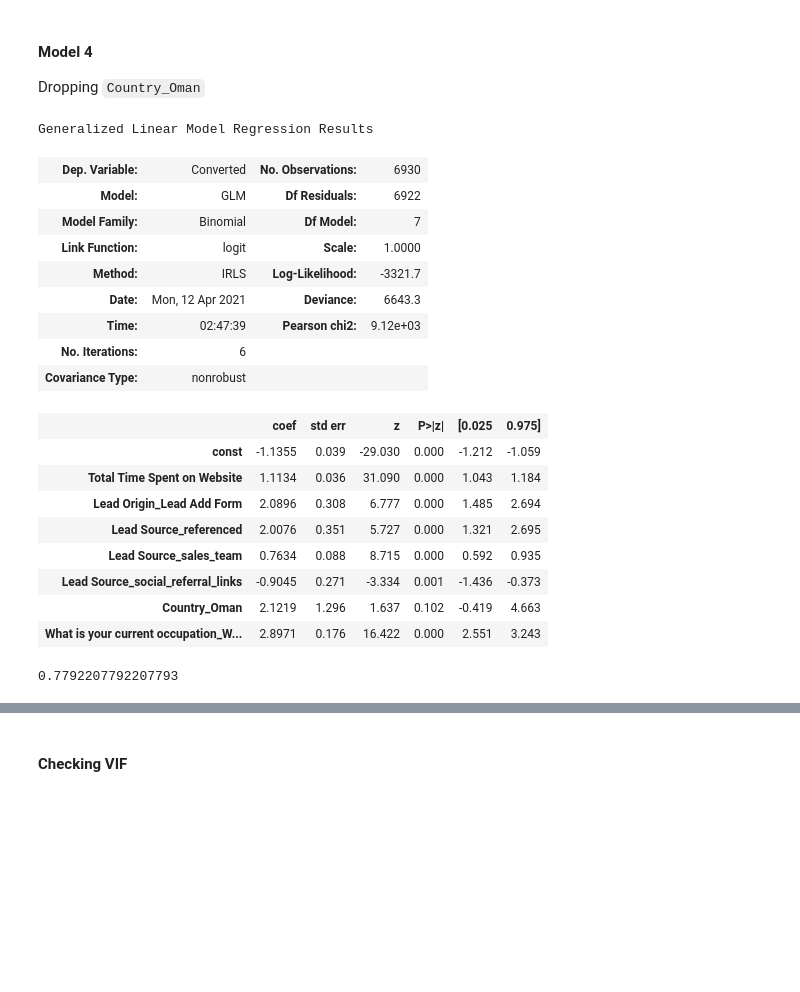
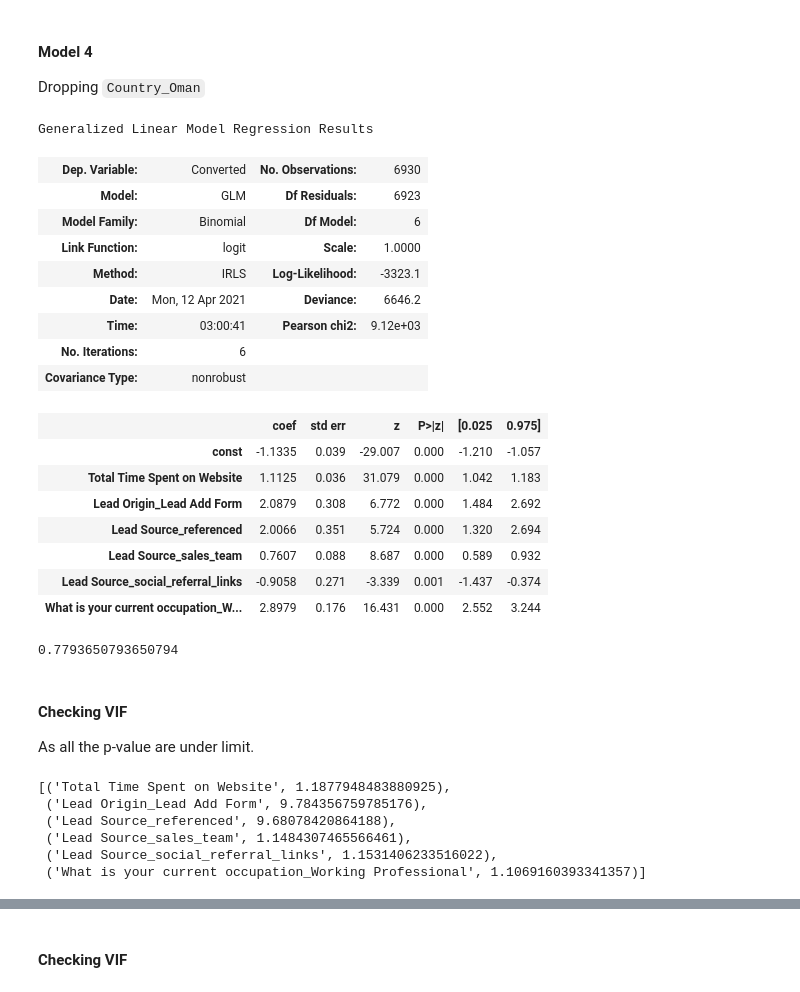
Before and after one commit to prabhanshu11/Clustering-Case-Study, a Jupyter notebook: main.ipynb, the cells around one changed output, grey strips where cells are left out. Saved outputs shown, nothing was run; the diff lists cells and outputs as text; code cells hidden in the pictures; blank space fills up the shorter version.

Commit message:
modelling done, metrics left

```diff
--- a/main.ipynb
+++ b/main.ipynb
@@ -567,31 +567,43 @@ Dropping `Country_Oman`
 # %%
 cols = cols.drop('Country_Oman')
 X_train_C = sm.add_constant(X_train[cols])
 log_model4 = sm.GLM(y_train, X_train_C, sm.families.Binomial())
 res4 = log_model4.fit()
-res3.summary()
+res4.summary()
 # %% [output]
 Generalized Linear Model Regression Results
 | Dep. Variable: | Converted | No. Observations: | 6930 |
-| Model: | GLM | Df Residuals: | 6922 |
-| Model Family: | Binomial | Df Model: | 7 |
+| Model: | GLM | Df Residuals: | 6923 |
+| Model Family: | Binomial | Df Model: | 6 |
 | Link Function: | logit | Scale: | 1.0000 |
-| Method: | IRLS | Log-Likelihood: | -3321.7 |
-| Date: | Mon, 12 Apr 2021 | Deviance: | 6643.3 |
-| Time: | 02:47:39 | Pearson chi2: | 9.12e+03 |
+| Method: | IRLS | Log-Likelihood: | -3323.1 |
+| Date: | Mon, 12 Apr 2021 | Deviance: | 6646.2 |
+| Time: | 03:00:41 | Pearson chi2: | 9.12e+03 |
 | No. Iterations: | 6 |  |  |
 | Covariance Type: | nonrobust |  |  |
 |  | coef | std err | z | P>|z| | [0.025 | 0.975] |
-| const | -1.1355 | 0.039 | -29.030 | 0.000 | -1.212 | -1.059 |
-| Total Time Spent on Website | 1.1134 | 0.036 | 31.090 | 0.000 | 1.043 | 1.184 |
-| Lead Origin_Lead Add Form | 2.0896 | 0.308 | 6.777 | 0.000 | 1.485 | 2.694 |
-| Lead Source_referenced | 2.0076 | 0.351 | 5.727 | 0.000 | 1.321 | 2.695 |
-| Lead Source_sales_team | 0.7634 | 0.088 | 8.715 | 0.000 | 0.592 | 0.935 |
-| Lead Source_social_referral_links | -0.9045 | 0.271 | -3.334 | 0.001 | -1.436 | -0.373 |
-| Country_Oman | 2.1219 | 1.296 | 1.637 | 0.102 | -0.419 | 4.663 |
-| What is your current occupation_W... | 2.8971 | 0.176 | 16.422 | 0.000 | 2.551 | 3.243 |
+| const | -1.1335 | 0.039 | -29.007 | 0.000 | -1.210 | -1.057 |
+| Total Time Spent on Website | 1.1125 | 0.036 | 31.079 | 0.000 | 1.042 | 1.183 |
+| Lead Origin_Lead Add Form | 2.0879 | 0.308 | 6.772 | 0.000 | 1.484 | 2.692 |
+| Lead Source_referenced | 2.0066 | 0.351 | 5.724 | 0.000 | 1.320 | 2.694 |
+| Lead Source_sales_team | 0.7607 | 0.088 | 8.687 | 0.000 | 0.589 | 0.932 |
+| Lead Source_social_referral_links | -0.9058 | 0.271 | -3.339 | 0.001 | -1.437 | -0.374 |
+| What is your current occupation_W... | 2.8979 | 0.176 | 16.431 | 0.000 | 2.552 | 3.244 |
 # %%
-train_pred = make_train_pred(res3, X_train_C, y_train)
+train_pred = make_train_pred(res4, X_train_C, y_train)
 metrics.accuracy_score(train_pred.y_actual, train_pred.y_pred)
 # %% [output]
-0.7792207792207793
+0.7793650793650794
+# %% [markdown]
+#### Checking VIF
+As all the p-value are under limit.
+# %%
+from statsmodels.stats.outliers_influence import variance_inflation_factor as VIF
+[(col, VIF(X_train[cols].values, i)) for i,col in enumerate(cols)]
+# %% [output]
+[('Total Time Spent on Website', 1.1877948483880925),
+ ('Lead Origin_Lead Add Form', 9.784356759785176),
+ ('Lead Source_referenced', 9.68078420864188),
+ ('Lead Source_sales_team', 1.1484307465566461),
+ ('Lead Source_social_referral_links', 1.1531406233516022),
+ ('What is your current occupation_Working Professional', 1.1069160393341357)]
```
Also changed, not shown: parts of 7 cells of this notebook.
